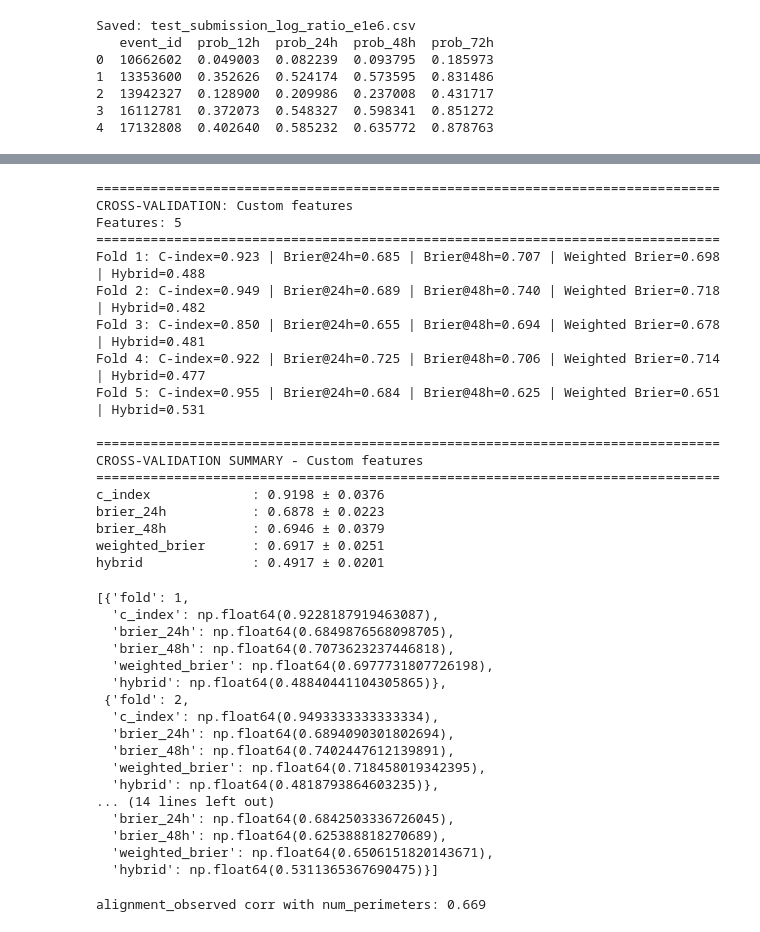
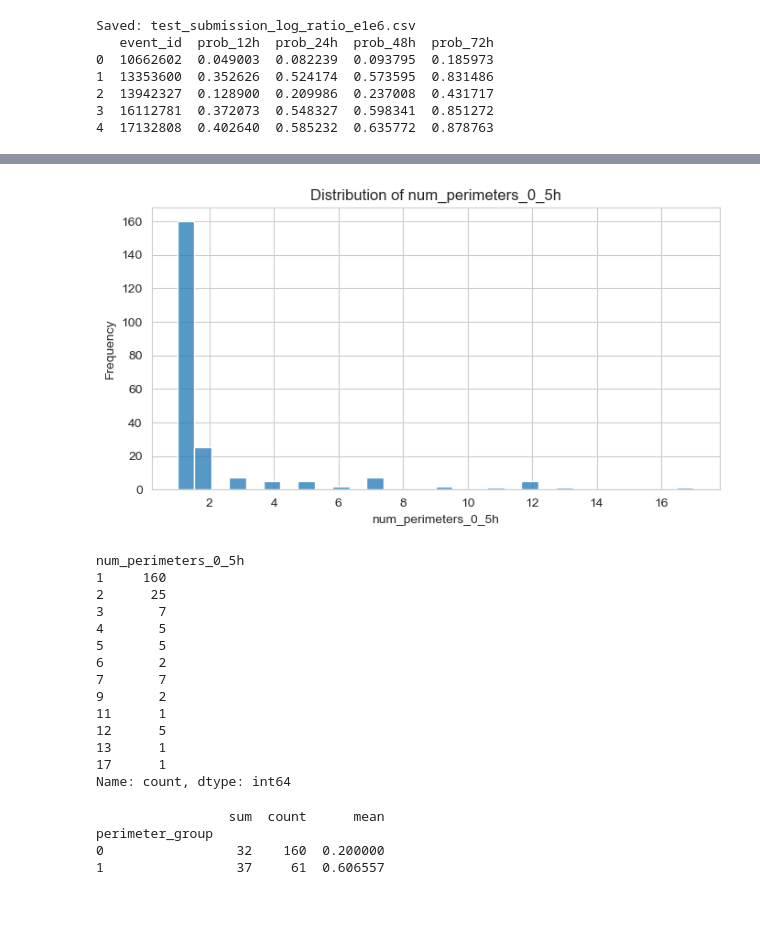
Before and after one commit to aydinkhan2005/Fire-Risk-Predictor, a Jupyter notebook: draft.ipynb, the cells around one changed output, grey strips where cells are left out. Drawn from its saved outputs; the diff is of its cells as text; code cells hidden in the pictures; blank space fills up the shorter version.

```diff
--- a/draft.ipynb
+++ b/draft.ipynb
@@ -898,43 +727,37 @@ hybrid              : 0.4998 ± 0.0206
-# %%
-evaluate_custom_features(features_v2, train_sub, 'Custom features', standardise=True)
-# %% [output]
-================================================================================
-CROSS-VALIDATION: Custom features
-Features: 5
-================================================================================
-Fold 1: C-index=0.923 | Brier@24h=0.685 | Brier@48h=0.707 | Weighted Brier=0.698 | Hybrid=0.488
-Fold 2: C-index=0.949 | Brier@24h=0.689 | Brier@48h=0.740 | Weighted Brier=0.718 | Hybrid=0.482
-Fold 3: C-index=0.850 | Brier@24h=0.655 | Brier@48h=0.694 | Weighted Brier=0.678 | Hybrid=0.481
-Fold 4: C-index=0.922 | Brier@24h=0.725 | Brier@48h=0.706 | Weighted Brier=0.714 | Hybrid=0.477
-Fold 5: C-index=0.955 | Brier@24h=0.684 | Brier@48h=0.625 | Weighted Brier=0.651 | Hybrid=0.531
-
-================================================================================
-CROSS-VALIDATION SUMMARY - Custom features
-================================================================================
-c_index             : 0.9198 ± 0.0376
-brier_24h           : 0.6878 ± 0.0223
-brier_48h           : 0.6946 ± 0.0379
-weighted_brier      : 0.6917 ± 0.0251
-hybrid              : 0.4917 ± 0.0201
-[{'fold': 1,
-  'c_index': np.float64(0.9228187919463087),
-  'brier_24h': np.float64(0.6849876568098705),
-  'brier_48h': np.float64(0.7073623237446818),
-  'weighted_brier': np.float64(0.6977731807726198),
-  'hybrid': np.float64(0.48840441104305865)},
- {'fold': 2,
-  'c_index': np.float64(0.9493333333333334),
-  'brier_24h': np.float64(0.6894090301802694),
-  'brier_48h': np.float64(0.7402447612139891),
-  'weighted_brier': np.float64(0.718458019342395),
-  'hybrid': np.float64(0.4818793864603235)},
-... (14 lines left out)
-  'brier_24h': np.float64(0.6842503336726045),
-  'brier_48h': np.float64(0.625388818270689),
-  'weighted_brier': np.float64(0.6506151820143671),
-  'hybrid': np.float64(0.5311365367690475)}]
-# %%
-# Likely confirms this
-print(f"alignment_observed corr with num_perimeters: {train_sub['alignment_observed'].corr(train_sub['num_perimeters_0_5h']):.3f}")
-# %% [output]
-alignment_observed corr with num_perimeters: 0.669
+# %%
+# plot the distribution of the variable 'num_perimeters_0_5h'
+plt.figure(figsize=(8, 4))
+sns.histplot(train['num_perimeters_0_5h'], bins=30)
+plt.title('Distribution of num_perimeters_0_5h')
+plt.xlabel('num_perimeters_0_5h')
+plt.ylabel('Frequency')
+plt.show()
+# print the frequency of each unique value in the variable 'num_perimeters_0_5h'
+print(train['num_perimeters_0_5h'].value_counts().sort_index())
+# %% [output]
+[figure, added]
+num_perimeters_0_5h
+1     160
+2      25
+3       7
+4       5
+5       5
+6       2
+7       7
+9       2
+11      1
+12      5
+13      1
+17      1
+Name: count, dtype: int64
+# %%
+train_sub_temp = train.copy()
+train_sub_temp['perimeter_group'] = (train_sub_temp['num_perimeters_0_5h'] > 1).astype(int)
+
+# Sanity check events per stratum — need at least 20-30
+print(train_sub_temp.groupby('perimeter_group')['event'].agg(['sum', 'count', 'mean']))
+# %% [output]
+                 sum  count      mean
+perimeter_group
+0                 32    160  0.200000
+1                 37     61  0.606557
```
Also changed, not shown: parts of 10 cells of this notebook.
